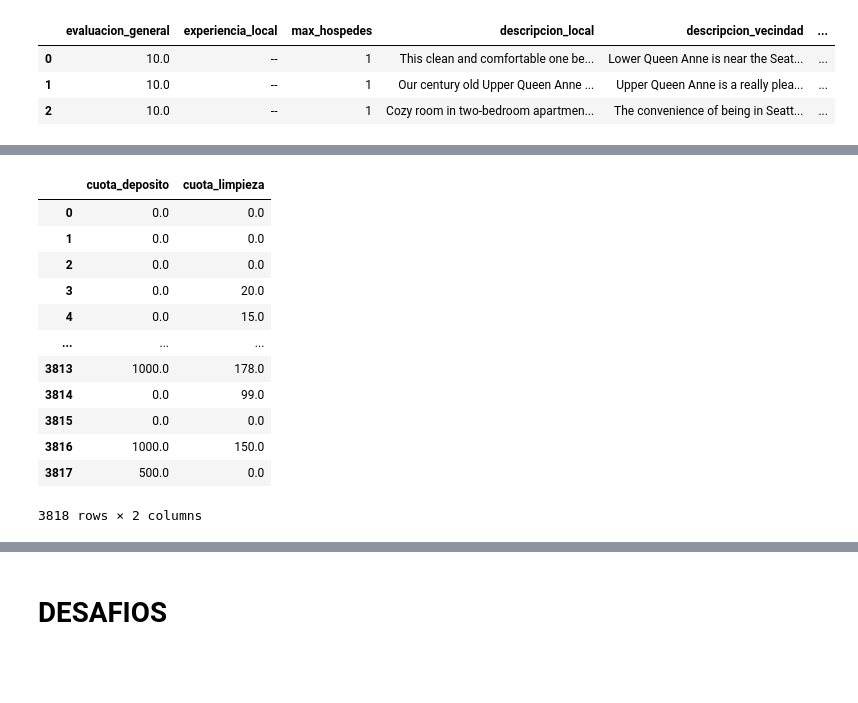
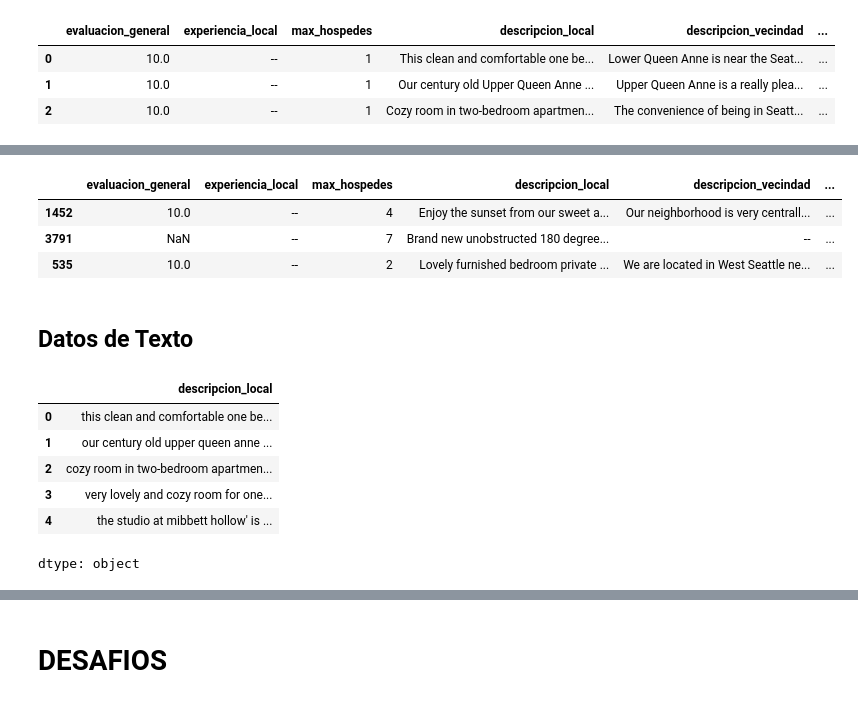
Before and after one commit to HJuliamPR/ColabPython, a Jupyter notebook: PandasTratamientoManipulación.ipynb, the cells around one changed output, grey strips where cells are left out. Drawn from its saved outputs; the diff is of its cells as text; code cells hidden in the pictures; blank space fills up the shorter version.

```diff
--- a/PandasTratamientoManipulación.ipynb
+++ b/PandasTratamientoManipulación.ipynb
@@ -119,19 +119,12 @@ DataHosting['precio'] = DataHosting['precio'].apply(lambda x: x.replace('$','').
 # %%
 # The applymap method works with dataframes
 # DataHosting[['cuota_deposito', 'cuota_limpieza']] = DataHosting[['cuota_deposito', 'cuota_limpieza']].map(lambda x: x.replace('$','').replace(',','').strip()).astype(np.float64)
 
-DataHosting[['cuota_deposito', 'cuota_limpieza']]
+DataHosting.sample(3)
 # %% [output]
-|  | cuota_deposito | cuota_limpieza |
-| 0 | 0.0 | 0.0 |
-| 1 | 0.0 | 0.0 |
-| 2 | 0.0 | 0.0 |
-| 3 | 0.0 | 20.0 |
-| 4 | 0.0 | 15.0 |
-| ... | ... | ... |
-| 3813 | 1000.0 | 178.0 |
-| 3814 | 0.0 | 99.0 |
-| 3815 | 0.0 | 0.0 |
-| 3816 | 1000.0 | 150.0 |
-| 3817 | 500.0 | 0.0 |
+|  | evaluacion_general | experiencia_local | max_hospedes | descripcion_local | descripcion_vecindad | ... |
+| 1452 | 10.0 | -- | 4 | Enjoy the sunset from our sweet a... | Our neighborhood is very centrall... | ... |
+| 3791 | NaN | -- | 7 | Brand new unobstructed 180 degree... | -- | ... |
+| 535 | 10.0 | -- | 2 | Lovely furnished bedroom private ... | We are located in West Seattle ne... | ... |
-3818 rows × 2 columns
+# %% [markdown]
+## Datos de Texto
@@ -137,0 +137,10 @@ DataHosting[['cuota_deposito', 'cuota_limpieza']]
+# %%
+DataHosting['descripcion_local'].head()
+# %% [output]
+|  | descripcion_local |
+| 0 | this clean and comfortable one be... |
+| 1 | our century old upper queen anne ... |
+| 2 | cozy room in two-bedroom apartmen... |
+| 3 | very lovely and cozy room for one... |
+| 4 | the studio at mibbett hollow' is ... |
+dtype: object
```
Also changed, not shown: parts of 26 cells of this notebook.
